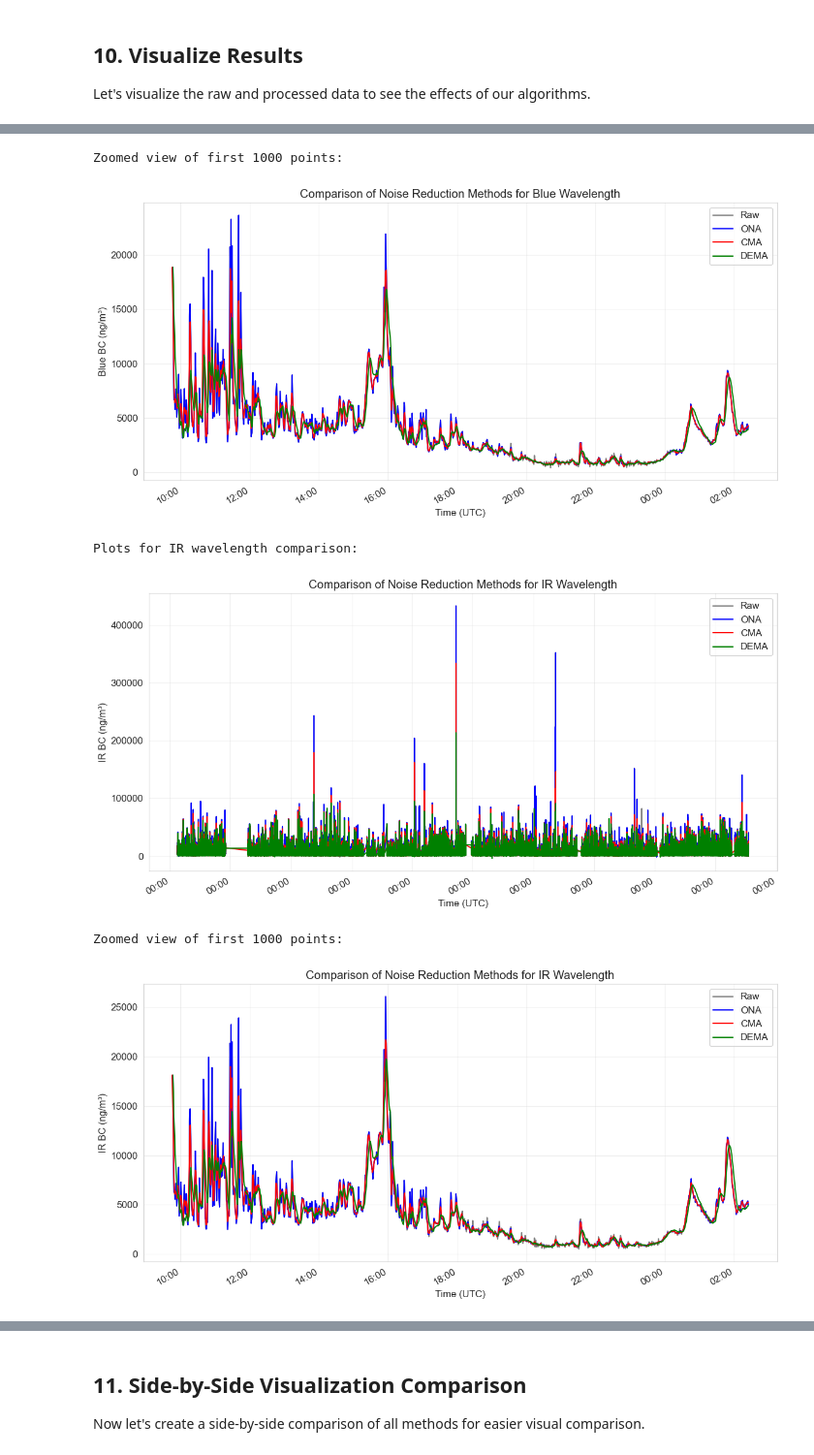
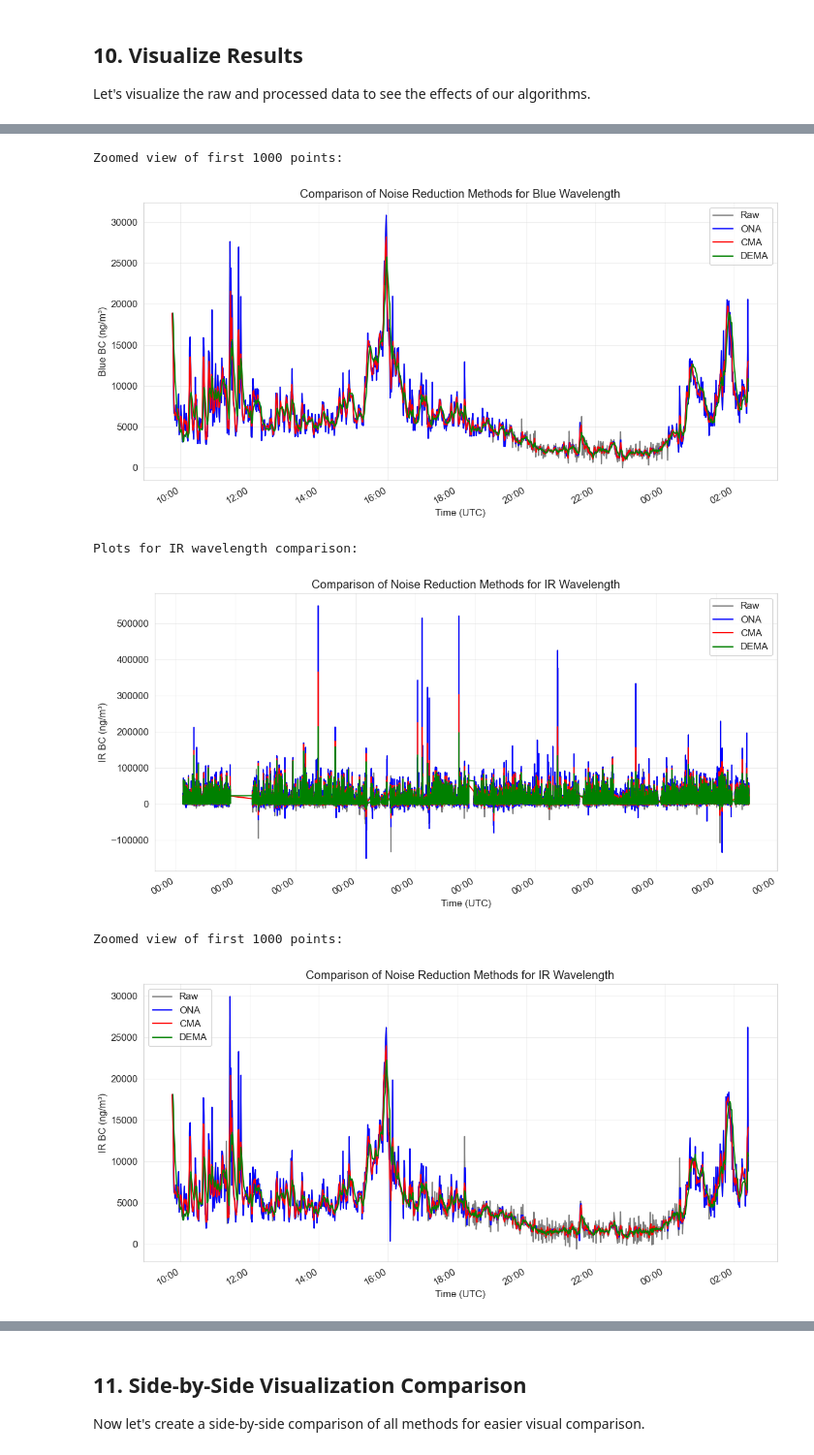
Before and after one commit to ahzs645/aethdata-analysis, a Jupyter notebook: Post Processing/CMA DEMA ONA Comparison.ipynb, the cells around one changed output, grey strips where cells are left out. Shown at 97% size. Drawn from its saved outputs; the diff is of its cells as text; code cells hidden in the pictures.

```diff
--- a/Post Processing/CMA DEMA ONA Comparison.ipynb
+++ b/Post Processing/CMA DEMA ONA Comparison.ipynb
@@ -411,8 +412,8 @@ def calculate_source_apportionment(data, aae_wb=2.0, aae_ff=1.0):
     data_sa = data.copy()
 
     # Get BC values at blue and IR wavelengths (raw data)
-    bc_blue = data_sa['Blue BC1']
-    bc_ir = data_sa['IR BC1']
+    bc_blue = data_sa['Blue BCc']
+    bc_ir = data_sa['IR BCc']
 
     # Calculate absorption coefficients
     # For simplicity, using approximate MACs and Cref values from literature
@@ -508,8 +509,8 @@ if 'Blue_BC_ONA' in processed_data_ona.columns and 'IR_BC_ONA' in processed_data
     print("\nCalculating source apportionment for ONA-processed data...")
     processed_data_ona_sa = processed_data_ona.copy()
     # Use the ONA-processed data for source apportionment
-    processed_data_ona_sa['Blue BC1'] = processed_data_ona['Blue_BC_ONA']
-    processed_data_ona_sa['IR BC1'] = processed_data_ona['IR_BC_ONA']
+    processed_data_ona_sa['Blue BCc'] = processed_data_ona['Blue_BC_ONA']
+    processed_data_ona_sa['IR BCc'] = processed_data_ona['IR_BC_ONA']
     processed_data_ona_sa = calculate_source_apportionment(processed_data_ona_sa)
 else:
     processed_data_ona_sa = processed_data_raw_sa.copy()
@@ -519,16 +520,16 @@ else:
 print("\nCalculating source apportionment for CMA-processed data...")
 processed_data_cma_sa = processed_data_cma.copy()
 # Use the CMA-processed data for source apportionment
-processed_data_cma_sa['Blue BC1'] = processed_data_cma['Blue_BC_CMA']
-processed_data_cma_sa['IR BC1'] = processed_data_cma['IR_BC_CMA']
+processed_data_cma_sa['Blue BCc'] = processed_data_cma['Blue_BC_CMA']
+processed_data_cma_sa['IR BCc'] = processed_data_cma['IR_BC_CMA']
 processed_data_cma_sa = calculate_source_apportionment(processed_data_cma_sa)
 
 # Calculate source apportionment for DEMA-processed data
 print("\nCalculating source apportionment for DEMA-processed data...")
 processed_data_dema_sa = processed_data_dema.copy()
 # Use the DEMA-processed data for source apportionment
-processed_data_dema_sa['Blue BC1'] = processed_data_dema['Blue_BC_DEMA']
-processed_data_dema_sa['IR BC1'] = processed_data_dema['IR_BC_DEMA']
+processed_data_dema_sa['Blue BCc'] = processed_data_dema['Blue_BC_DEMA']
+processed_data_dema_sa['IR BCc'] = processed_data_dema['IR_BC_DEMA']
 processed_data_dema_sa = calculate_source_apportionment(processed_data_dema_sa)
 # %% [output]
 Calculating source apportionment for raw data...
@@ -604,7 +605,7 @@ def evaluate_processing(data_raw, data_processed, raw_col, processed_col):
 summary_metrics = {}
 
 for wavelength in ['Blue', 'IR']:
-    bc_col = f"{wavelength} BC1"
+    bc_col = f"{wavelength} BCc"
     ona_col = f"{wavelength}_BC_ONA"
     cma_col = f"{wavelength}_BC_CMA"
     dema_col = f"{wavelength}_BC_DEMA"
@@ -708,7 +709,7 @@ def plot_comparison(data, data_ona, data_cma, data_dema, wavelength, sample_peri
         Start and end indices for a subset of the data to plot
     """
     # Identify columns
-    bc_col = f"{wavelength} BC1"
+    bc_col = f"{wavelength} BCc"
     ona_col = f"{wavelength}_BC_ONA"
     cma_col = f"{wavelength}_BC_CMA"
     dema_col = f"{wavelength}_BC_DEMA"
@@ -866,7 +867,7 @@ def plot_source_apportionment_comparison(data_raw, data_ona, data_cma, data_dema
 # %%
 # Plot comparison for each wavelength
 for wavelength in ['Blue', 'IR']:
-    bc_col = f"{wavelength} BC1"
+    bc_col = f"{wavelength} BCc"
     ona_col = f"{wavelength}_BC_ONA"
     cma_col = f"{wavelength}_BC_CMA"
     dema_col = f"{wavelength}_BC_DEMA"
@@ -898,7 +899,7 @@ Plots for Blue wavelength comparison:
 Zoomed view of first 1000 points:
-[figure, old version]
+[figure, new version]
 Plots for IR wavelength comparison:
-[figure, old version]
+[figure, new version]
 Zoomed view of first 1000 points:
-[figure, old version]
+[figure, new version]
 Source apportionment comparison plots:
```
Also changed, not shown: parts of 18 cells of this notebook.
